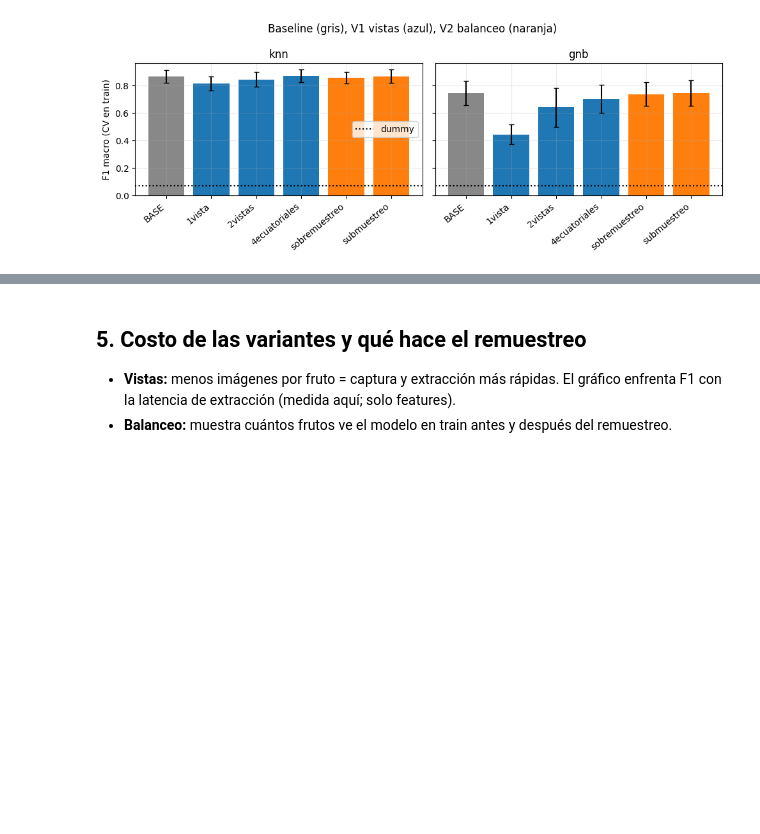
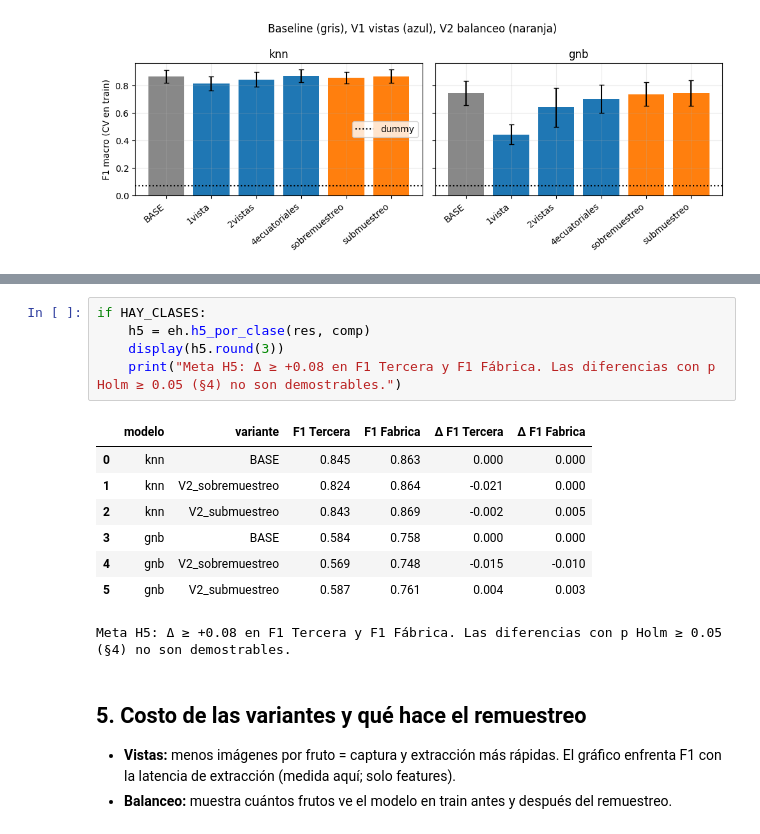
Before and after one commit to angeljoel1218/LemonQualityClassification, a Jupyter notebook: notebooks/Baseline_basico.ipynb, the cells around one changed output, grey strips where cells are left out. Saved outputs shown, nothing was run; the diff lists cells and outputs as text; blank space fills up the shorter version.

```diff
--- a/notebooks/Baseline_basico.ipynb
+++ b/notebooks/Baseline_basico.ipynb
@@ -137,3 +237,17 @@ if HAY_CLASES:
+# %%
+if HAY_CLASES:
+    h5 = eh.h5_por_clase(res, comp)
+    display(h5.round(3))
+    print("Meta H5: Δ ≥ +0.08 en F1 Tercera y F1 Fábrica. Las diferencias con p Holm ≥ 0.05 (§4) no son demostrables.")
+# %% [output]
+|  | modelo | variante | F1 Tercera | F1 Fabrica | Δ F1 Tercera | Δ F1 Fabrica |
+| 0 | knn | BASE | 0.845 | 0.863 | 0.000 | 0.000 |
+| 1 | knn | V2_sobremuestreo | 0.824 | 0.864 | -0.021 | 0.000 |
+| 2 | knn | V2_submuestreo | 0.843 | 0.869 | -0.002 | 0.005 |
+| 3 | gnb | BASE | 0.584 | 0.758 | 0.000 | 0.000 |
+| 4 | gnb | V2_sobremuestreo | 0.569 | 0.748 | -0.015 | -0.010 |
+| 5 | gnb | V2_submuestreo | 0.587 | 0.761 | 0.004 | 0.003 |
+Meta H5: Δ ≥ +0.08 en F1 Tercera y F1 Fábrica. Las diferencias con p Holm ≥ 0.05 (§4) no son demostrables.
 # %% [markdown]
 ## 5. Costo de las variantes y qué hace el remuestreo
 - **Vistas:** menos imágenes por fruto = captura y extracción más rápidas. El gráfico enfrenta F1 con la latencia de extracción (medida aquí; solo features).
```
Also changed, not shown: parts of 15 cells of this notebook, 32 other files.
